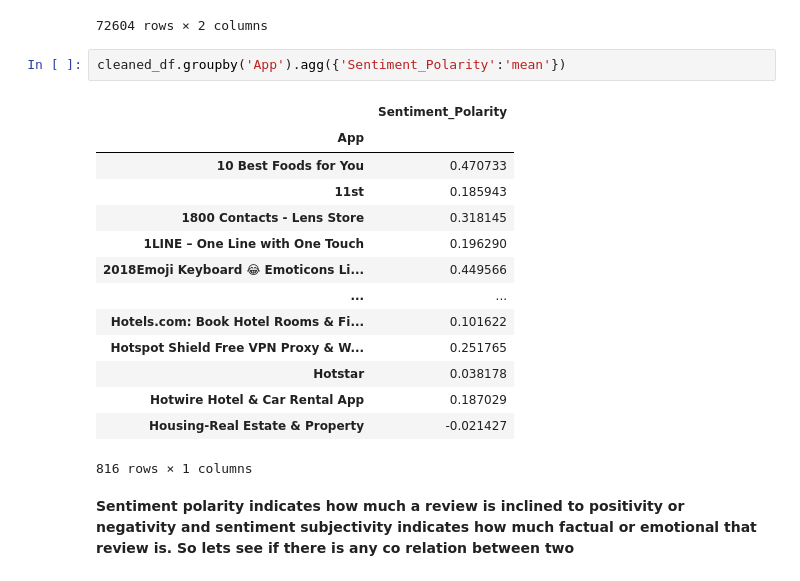
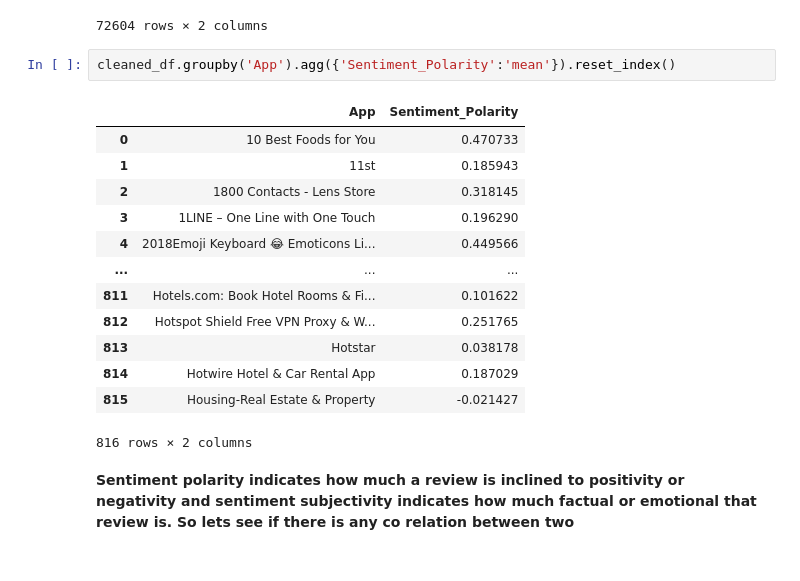
Before and after one commit to codewithsrs/app-data-analysis, a Jupyter notebook: playstore_app_review_analysis.ipynb, the cells around one changed output. Cells and saved outputs as stored; diff of their text form.

```diff
--- a/playstore_app_review_analysis.ipynb
+++ b/playstore_app_review_analysis.ipynb
@@ -240,22 +240,21 @@ cleaned_df
 | 72603 | A+ Gallery - Photos & Videos | 0.850000 |
 72604 rows × 2 columns
 # %%
-cleaned_df.groupby('App').agg({'Sentiment_Polarity':'mean'})
+cleaned_df.groupby('App').agg({'Sentiment_Polarity':'mean'}).reset_index()
 # %% [output]
-|  | Sentiment_Polarity |
-| App |  |
-| 10 Best Foods for You | 0.470733 |
-| 11st | 0.185943 |
-| 1800 Contacts - Lens Store | 0.318145 |
-| 1LINE – One Line with One Touch | 0.196290 |
-| 2018Emoji Keyboard 😂 Emoticons Li... | 0.449566 |
-| ... | ... |
-| Hotels.com: Book Hotel Rooms & Fi... | 0.101622 |
-| Hotspot Shield Free VPN Proxy & W... | 0.251765 |
-| Hotstar | 0.038178 |
-| Hotwire Hotel & Car Rental App | 0.187029 |
-| Housing-Real Estate & Property | -0.021427 |
+|  | App | Sentiment_Polarity |
+| 0 | 10 Best Foods for You | 0.470733 |
+| 1 | 11st | 0.185943 |
+| 2 | 1800 Contacts - Lens Store | 0.318145 |
+| 3 | 1LINE – One Line with One Touch | 0.196290 |
+| 4 | 2018Emoji Keyboard 😂 Emoticons Li... | 0.449566 |
+| ... | ... | ... |
+| 811 | Hotels.com: Book Hotel Rooms & Fi... | 0.101622 |
+| 812 | Hotspot Shield Free VPN Proxy & W... | 0.251765 |
+| 813 | Hotstar | 0.038178 |
+| 814 | Hotwire Hotel & Car Rental App | 0.187029 |
+| 815 | Housing-Real Estate & Property | -0.021427 |
-816 rows × 1 columns
+816 rows × 2 columns
 # %% [markdown]
 **Sentiment polarity indicates how much a review is inclined to positivity or negativity and sentiment subjectivity indicates how much factual or emotional that review is. So lets see if there is any co relation between two**
 # %%
```
Also changed, not shown: parts of 3 cells of this notebook.
